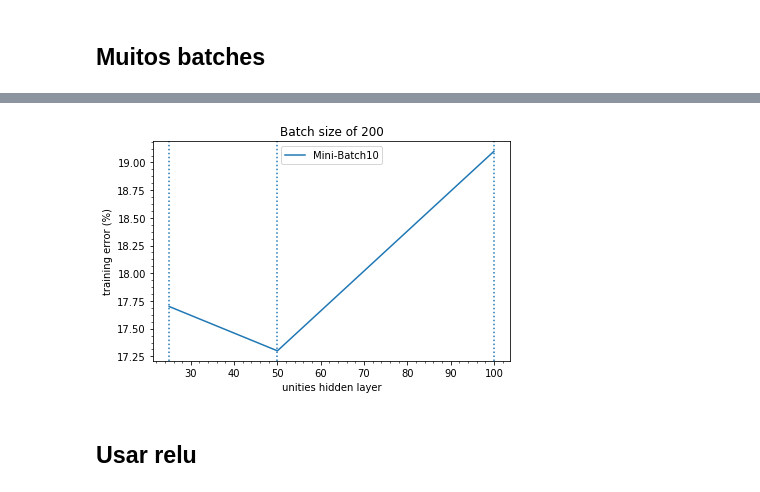
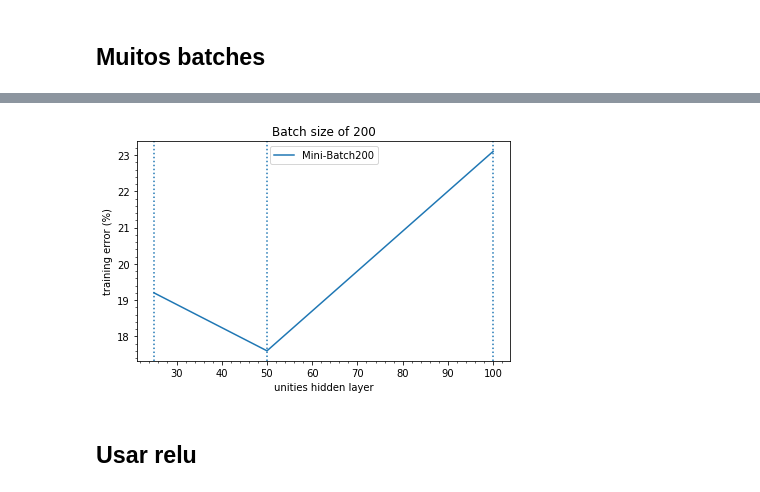
Before and after one commit to gesteves91/tp-ml, a Jupyter notebook: Neural-Network.ipynb, the cells around one changed output, grey strips where cells are left out. Drawn from its saved outputs; the diff is of its cells as text; code cells hidden in the pictures.

```diff
--- a/Neural-Network.ipynb
+++ b/Neural-Network.ipynb
@@ -618,7 +618,7 @@ plt.show()
 ## <span style="color:blue"> Setar para somente uma única época comparando com learning rate </span>
 # %%
 lr = [0.5, 1, 10]
-un = [100, 100, 100]
+un = [25, 25, 25]
 outputs = []
 
 for i, u in zip(lr, un):
@@ -804,7 +804,7 @@ for i, u in zip(lr, un):
     print(100-scores[1]*100)
     outputs.append(100-scores[1]*100)
 
-plt.plot(un, outputs, label='Mini-Batch10')
+plt.plot(un, outputs, label='Mini-Batch200')
 plt.xlabel('unities hidden layer')
 plt.axvline(x=25, ls='dotted')
 plt.axvline(x=50, ls='dotted')
@@ -837,4 +837,4 @@ Epoch 10/10
-[figure, old version]
+[figure, new version]
 # %% [markdown]
 ## Usar relu
 # %%
```
Also changed, not shown: parts of 6 cells of this notebook, 7 other files.
